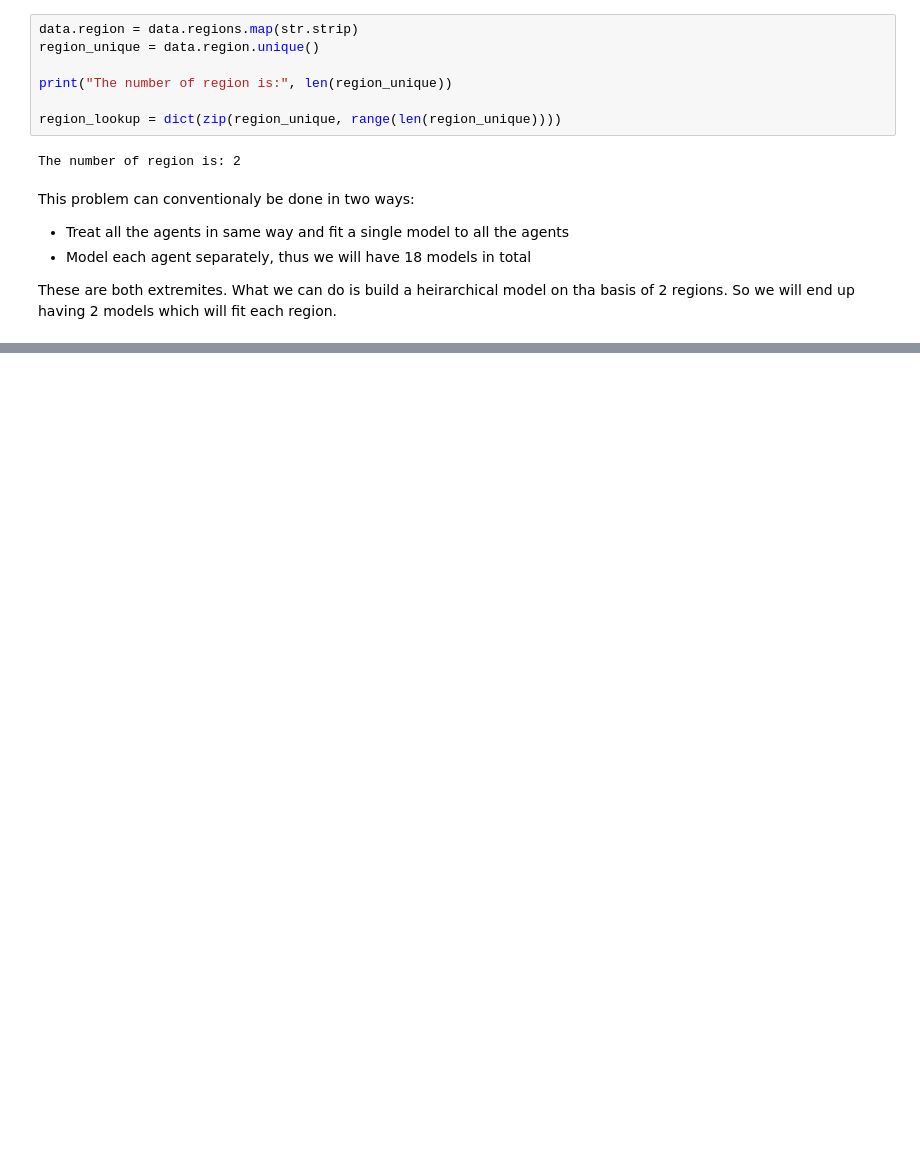
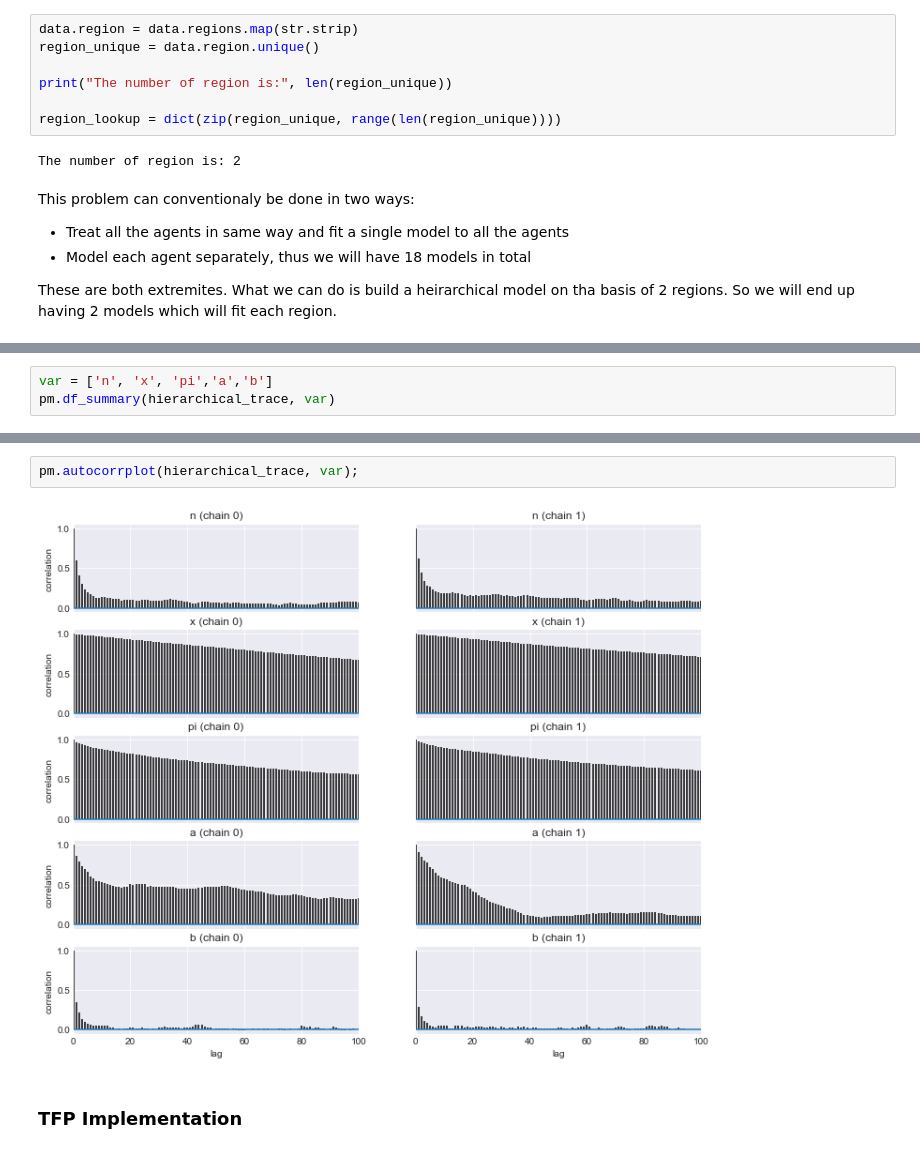
Before and after one commit to ShawnSerendipity/Probability-and-Machine-Learning-in-Tensorflow, a Jupyter notebook: 4.5 Hierarchical models.ipynb, the cells around one changed output, grey strips where cells are left out. Cells and saved outputs as stored; diff of their text form; blank space fills up the shorter version.

```diff
--- a/4.5 Hierarchical models.ipynb
+++ b/4.5 Hierarchical models.ipynb
@@ -299,0 +274,3 @@ plt.plot(states)
+# %%
+var = ['n', 'x', 'pi','a','b']
+pm.df_summary(hierarchical_trace, var)
@@ -299,0 +284,6 @@ plt.plot(states)
+# %%
+pm.autocorrplot(hierarchical_trace, var);
+# %% [output]
+[figure, added]
+# %% [markdown]
+### TFP Implementation
```
Also changed, not shown: parts of 18 cells of this notebook.
